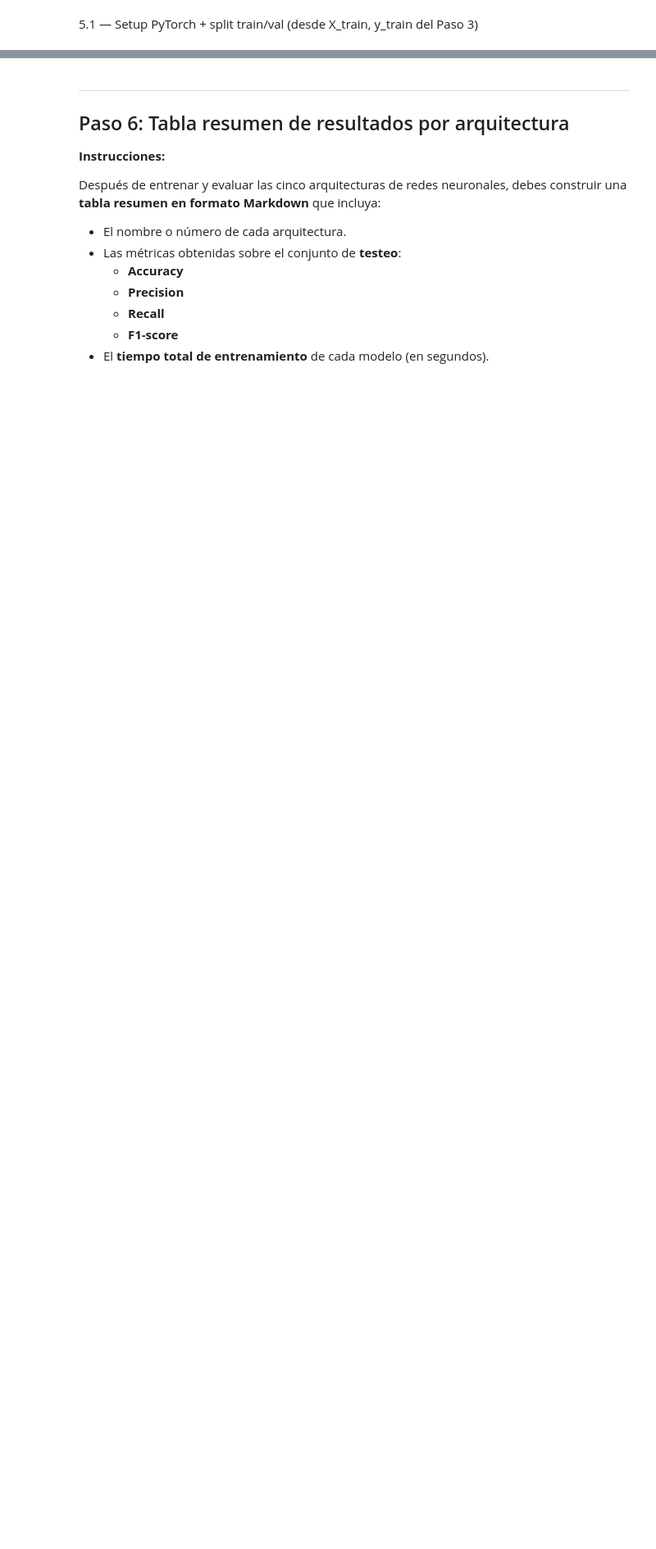
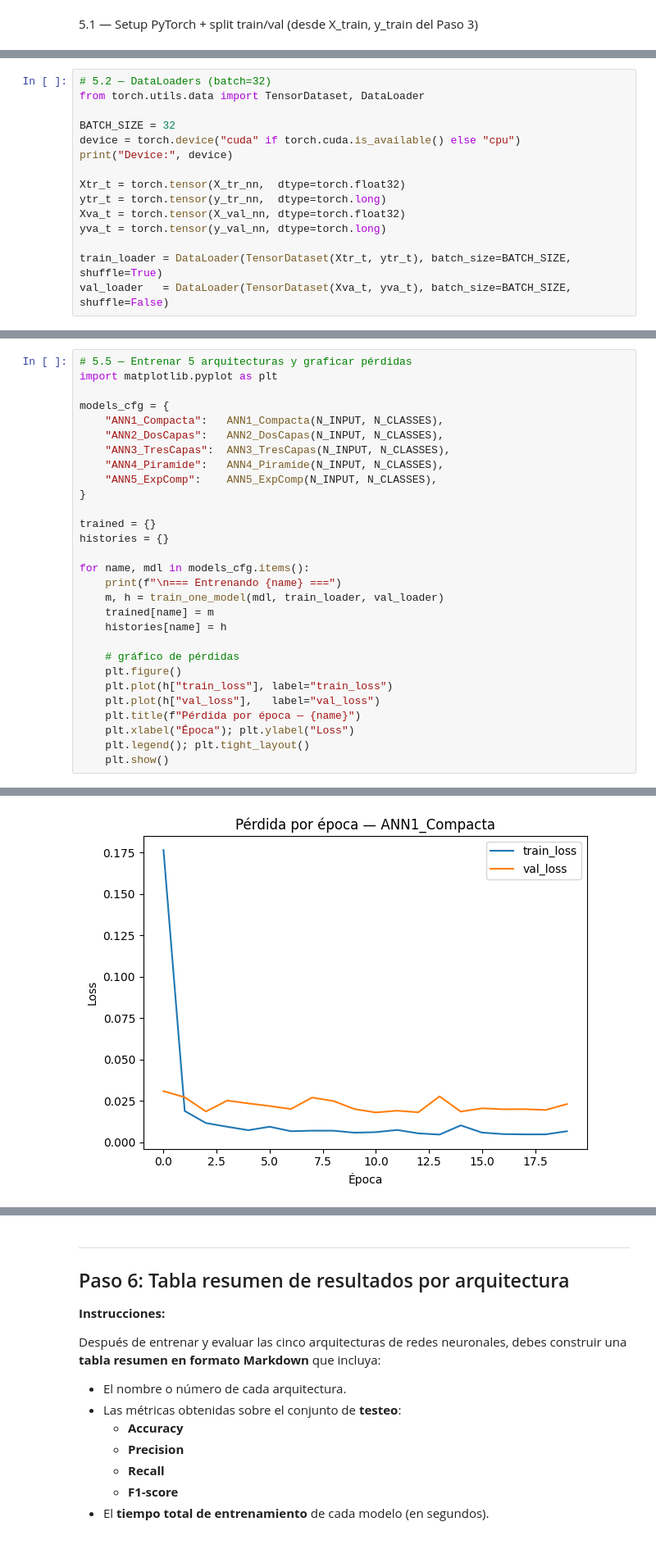
Before and after one commit to Trigunz11/CLase-IA, a Jupyter notebook: PROYECTO FINAL/Proyecto_Final.ipynb, the cells around one changed output, grey strips where cells are left out. Shown at 82% size. Cells and saved outputs as stored; diff of their text form; blank space fills up the shorter version.

```diff
--- a/PROYECTO FINAL/Proyecto_Final.ipynb
+++ b/PROYECTO FINAL/Proyecto_Final.ipynb
@@ -603,0 +656,15 @@ OSError: [WinError 1114] Error en una rutina de inicialización de biblioteca de
+# %%
+# 5.2 — DataLoaders (batch=32)
+from torch.utils.data import TensorDataset, DataLoader
+
+BATCH_SIZE = 32
+device = torch.device("cuda" if torch.cuda.is_available() else "cpu")
+print("Device:", device)
+
+Xtr_t = torch.tensor(X_tr_nn,  dtype=torch.float32)
+ytr_t = torch.tensor(y_tr_nn,  dtype=torch.long)
+Xva_t = torch.tensor(X_val_nn, dtype=torch.float32)
+yva_t = torch.tensor(y_val_nn, dtype=torch.long)
+
+train_loader = DataLoader(TensorDataset(Xtr_t, ytr_t), batch_size=BATCH_SIZE, shuffle=True)
+val_loader   = DataLoader(TensorDataset(Xva_t, yva_t), batch_size=BATCH_SIZE, shuffle=False)
@@ -603,0 +794,30 @@ OSError: [WinError 1114] Error en una rutina de inicialización de biblioteca de
+# %%
+# 5.5 — Entrenar 5 arquitecturas y graficar pérdidas
+import matplotlib.pyplot as plt
+
+models_cfg = {
+    "ANN1_Compacta":   ANN1_Compacta(N_INPUT, N_CLASSES),
+    "ANN2_DosCapas":   ANN2_DosCapas(N_INPUT, N_CLASSES),
+    "ANN3_TresCapas":  ANN3_TresCapas(N_INPUT, N_CLASSES),
+    "ANN4_Piramide":   ANN4_Piramide(N_INPUT, N_CLASSES),
+    "ANN5_ExpComp":    ANN5_ExpComp(N_INPUT, N_CLASSES),
+}
+
+trained = {}
+histories = {}
+
+for name, mdl in models_cfg.items():
+    print(f"\n=== Entrenando {name} ===")
+    m, h = train_one_model(mdl, train_loader, val_loader)
+    trained[name] = m
+    histories[name] = h
+
+    # gráfico de pérdidas
+    plt.figure()
+    plt.plot(h["train_loss"], label="train_loss")
+    plt.plot(h["val_loss"],   label="val_loss")
+    plt.title(f"Pérdida por época — {name}")
+    plt.xlabel("Época"); plt.ylabel("Loss")
+    plt.legend(); plt.tight_layout()
+    plt.show()
+# %% [output]
@@ -603,0 +841 @@ OSError: [WinError 1114] Error en una rutina de inicialización de biblioteca de
+[figure, added]
```
Also changed, not shown: parts of 16 cells of this notebook.
